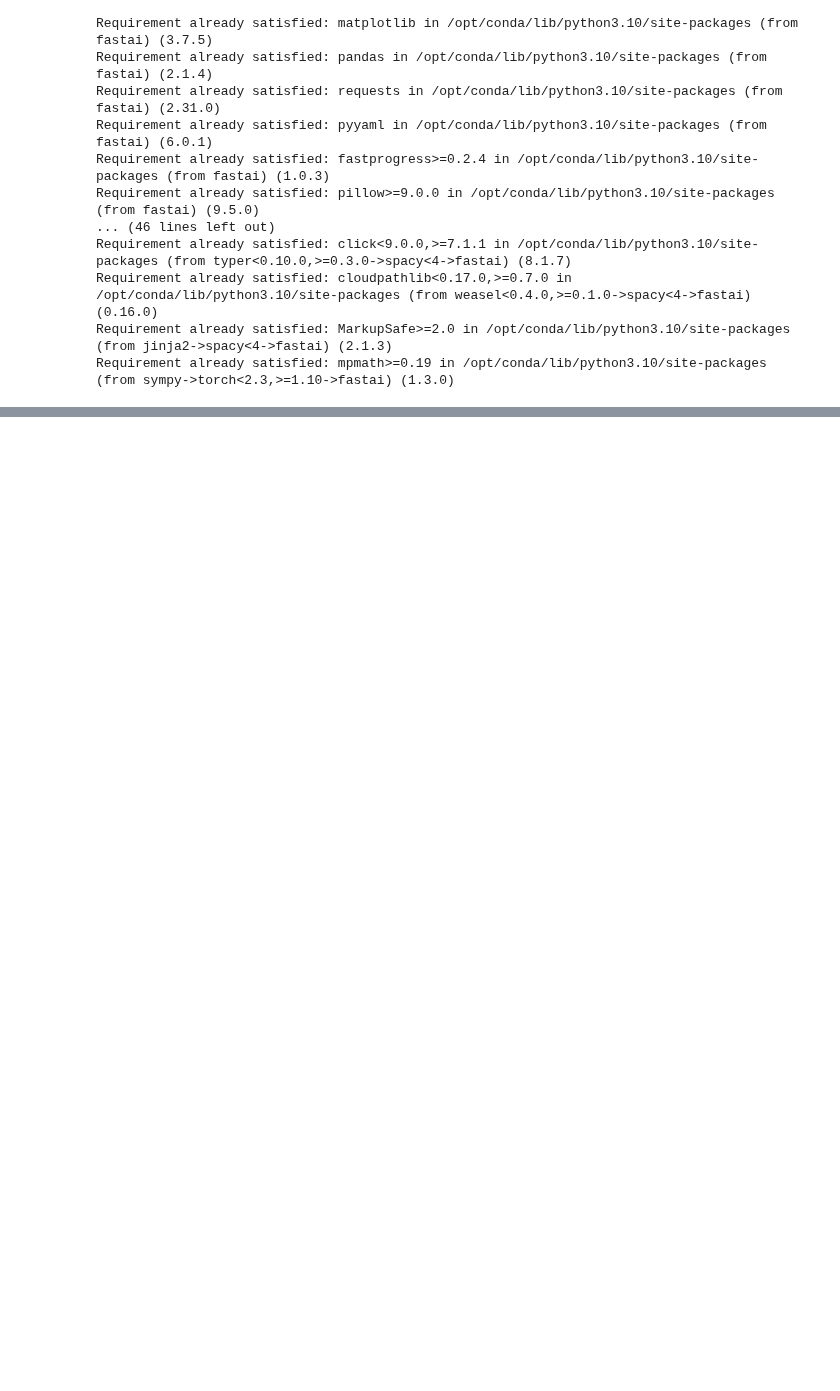
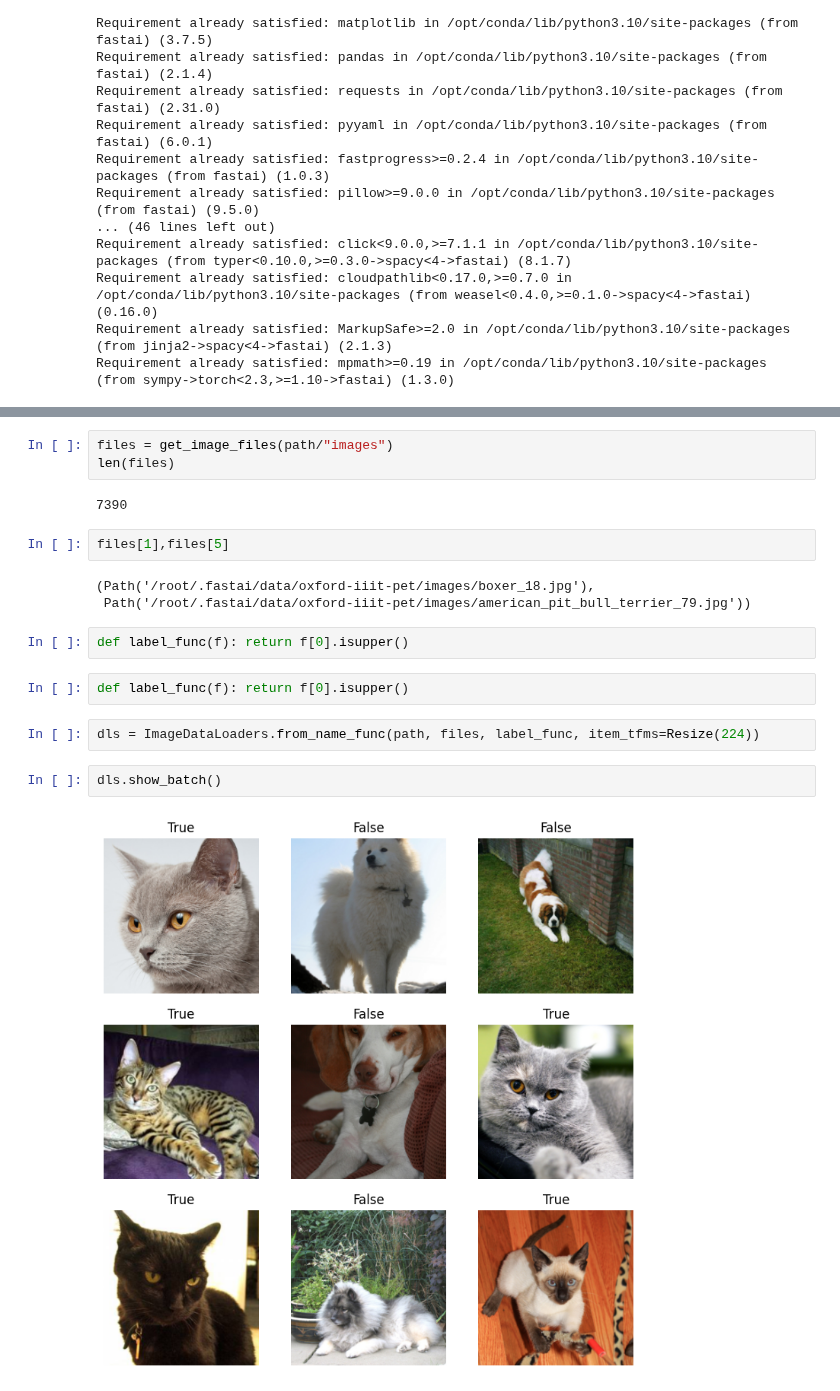
Before and after one commit to flyinacres/fastai-coursework, a Jupyter notebook: cv-tutorial.ipynb, the cells around one changed output, grey strips where cells are left out. Cells and saved outputs as stored; diff of their text form; blank space fills up the shorter version.

```diff
--- a/cv-tutorial.ipynb
+++ b/cv-tutorial.ipynb
@@ -26,0 +50,20 @@ Requirement already satisfied: mpmath>=0.19 in /opt/conda/lib/python3.10/site-pa
+# %%
+files = get_image_files(path/"images")
+len(files)
+# %% [output]
+7390
+# %%
+files[1],files[5]
+# %% [output]
+(Path('/root/.fastai/data/oxford-iiit-pet/images/boxer_18.jpg'),
+ Path('/root/.fastai/data/oxford-iiit-pet/images/american_pit_bull_terrier_79.jpg'))
+# %%
+def label_func(f): return f[0].isupper()
+# %%
+def label_func(f): return f[0].isupper()
+# %%
+dls = ImageDataLoaders.from_name_func(path, files, label_func, item_tfms=Resize(224))
+# %%
+dls.show_batch()
+# %% [output]
+[figure, added]
```
Also changed, not shown: parts of 3 cells of this notebook.
